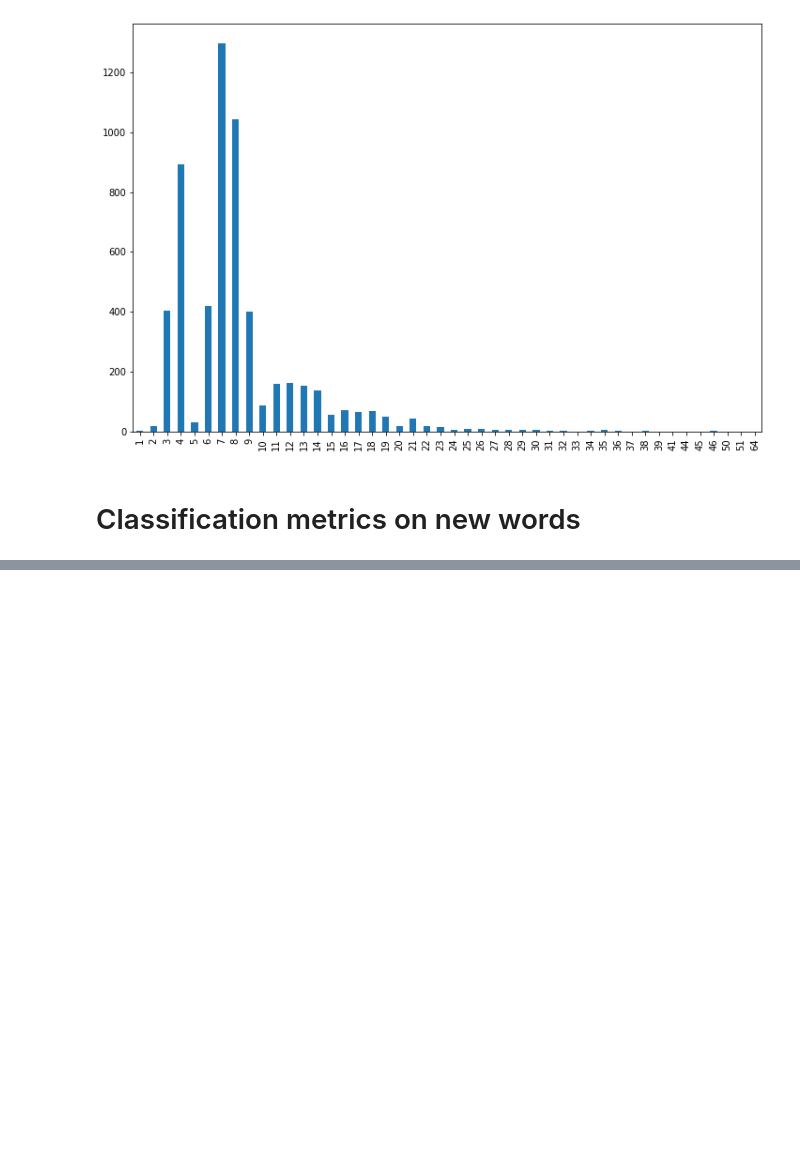
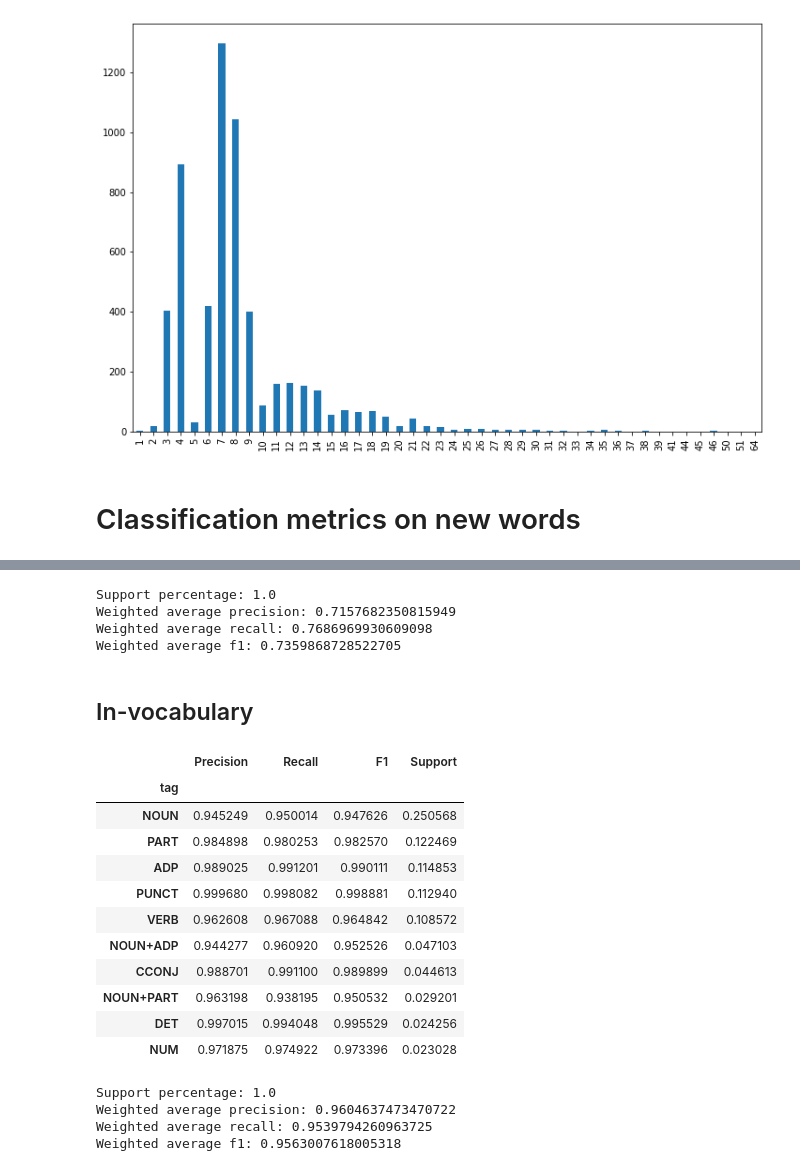
Before and after one commit to CompassionAI/manas, a Jupyter notebook: notebooks/PoS evaluation.ipynb, the cells around one changed output, grey strips where cells are left out. Saved outputs shown, nothing was run; the diff lists cells and outputs as text; code cells hidden in the pictures; blank space fills up the shorter version.

```diff
--- a/notebooks/PoS evaluation.ipynb
+++ b/notebooks/PoS evaluation.ipynb
@@ -196,0 +204,69 @@ res_df
+# %%
+totals_df = res_df.copy()
+print("Support percentage:", totals_df.Support.sum() / res_df.Support.sum())
+totals_df["Support"] = totals_df.Support / totals_df.Support.sum()
+print("Weighted average precision:", (totals_df.Precision * totals_df.Support).sum())
+print("Weighted average recall:", (totals_df.Recall * totals_df.Support).sum())
+print("Weighted average f1:", (totals_df.F1 * totals_df.Support).sum())
+# %% [output]
+Support percentage: 1.0
+Weighted average precision: 0.7157682350815949
+Weighted average recall: 0.7686969930609098
+Weighted average f1: 0.7359868728522705
+# %% [markdown]
+## In-vocabulary
+# %%
+in_univ_tags = [label2id[t.upper()] for ex in res_tags for t in ex]
+in_univ_labels = [label2id.get(l.upper(), label2id['UNK']) for ex in res_labels for l in ex]
+# %%
+precision, recall, f1, support = precision_recall_fscore_support(
+    in_univ_labels,
+    in_univ_tags,
+    labels=range(max(0, min(label2id.values())), max(label2id.values()) + 1),
+    zero_division=0
+)
+# %%
+res_df = {
+    "tag": [],
+    "Precision": [],
+    "Recall": [],
+    "F1": [],
+    "Support": []
+}
+for tag, tag_precision, tag_recall, tag_f1, tag_support in zip(
+    [tagger.id_to_label_map.get(i, 'WTF') for i in range(len(f1))], precision, recall, f1, support
+):
+    res_df["tag"].append(tag)
+    res_df["Precision"].append(tag_precision)
+    res_df["Recall"].append(tag_recall)
+    res_df["F1"].append(tag_f1)
+    res_df["Support"].append(tag_support)
+res_df = pd.DataFrame(res_df).set_index('tag').sort_values("Support", ascending=False)
+res_df = res_df[res_df.index != '[MASK]']
+res_df["Support"] = res_df.Support / res_df.Support.sum()
+res_df.head(10)
+# %% [output]
+|  | Precision | Recall | F1 | Support |
+| tag |  |  |  |  |
+| NOUN | 0.945249 | 0.950014 | 0.947626 | 0.250568 |
+| PART | 0.984898 | 0.980253 | 0.982570 | 0.122469 |
+| ADP | 0.989025 | 0.991201 | 0.990111 | 0.114853 |
+| PUNCT | 0.999680 | 0.998082 | 0.998881 | 0.112940 |
+| VERB | 0.962608 | 0.967088 | 0.964842 | 0.108572 |
+| NOUN+ADP | 0.944277 | 0.960920 | 0.952526 | 0.047103 |
+| CCONJ | 0.988701 | 0.991100 | 0.989899 | 0.044613 |
+| NOUN+PART | 0.963198 | 0.938195 | 0.950532 | 0.029201 |
+| DET | 0.997015 | 0.994048 | 0.995529 | 0.024256 |
+| NUM | 0.971875 | 0.974922 | 0.973396 | 0.023028 |
+# %%
+totals_df = res_df.copy()
+print("Support percentage:", totals_df.Support.sum() / res_df.Support.sum())
+totals_df["Support"] = totals_df.Support / totals_df.Support.sum()
+print("Weighted average precision:", (totals_df.Precision * totals_df.Support).sum())
+print("Weighted average recall:", (totals_df.Recall * totals_df.Support).sum())
+print("Weighted average f1:", (totals_df.F1 * totals_df.Support).sum())
+# %% [output]
+Support percentage: 1.0
+Weighted average precision: 0.9604637473470722
+Weighted average recall: 0.9539794260963725
+Weighted average f1: 0.9563007618005318
```
Also changed, not shown: parts of 20 cells of this notebook.
